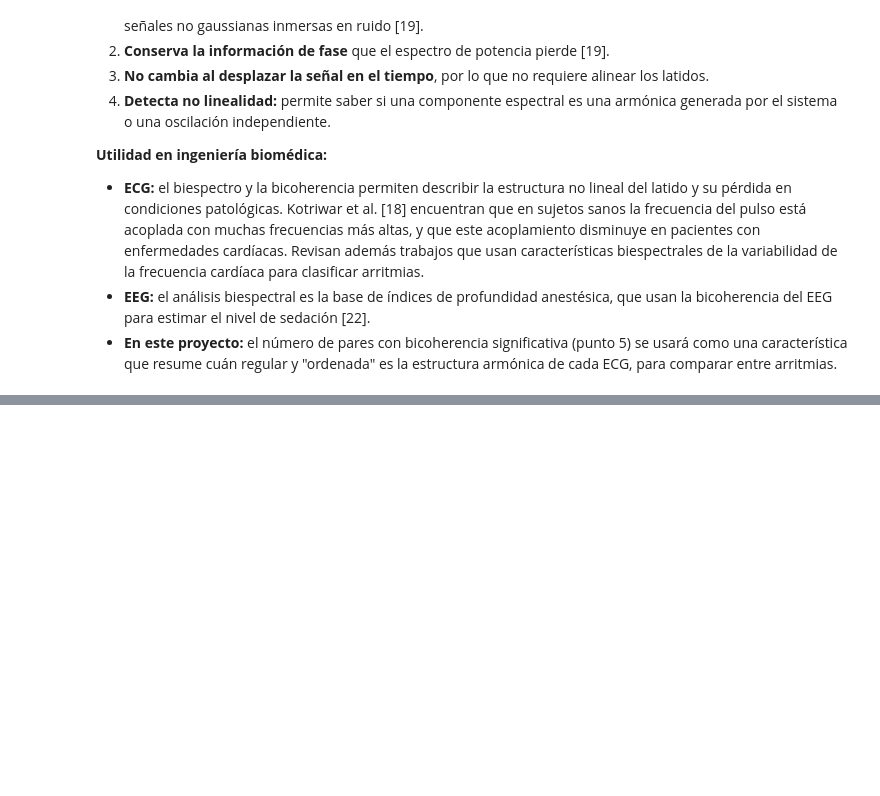
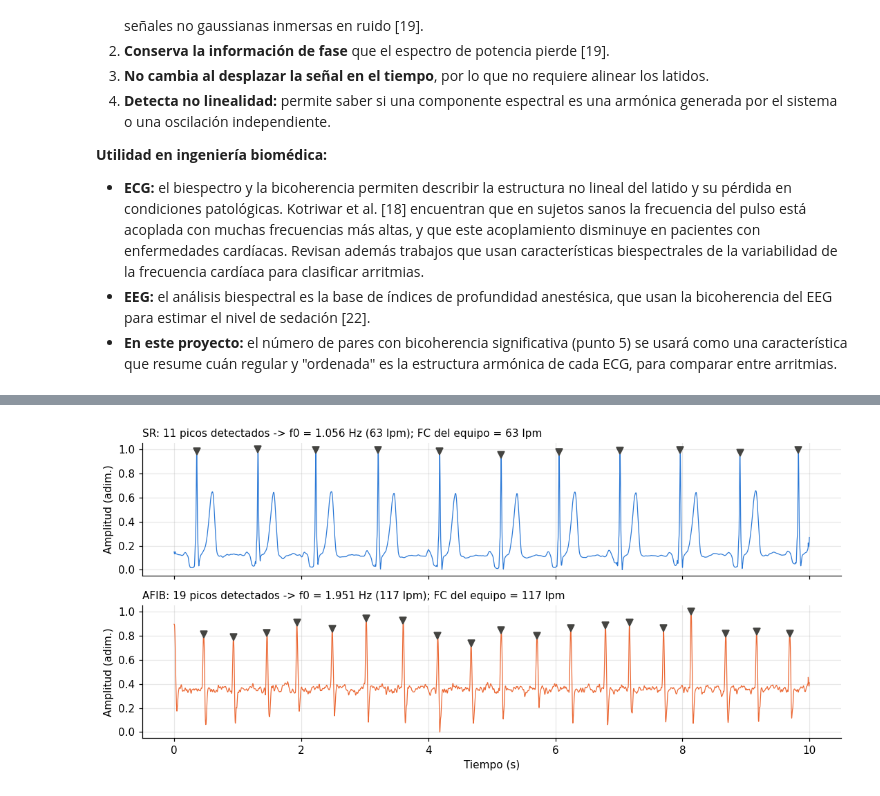
Before and after one commit to Valengaob/Biosenales20262, a Jupyter notebook: Proyecto/Proyecto1_ECG_Arritmias.ipynb, the cells around one changed output, grey strips where cells are left out. Saved outputs shown, nothing was run; the diff lists cells and outputs as text; code cells hidden in the pictures; blank space fills up the shorter version.

```diff
--- a/Proyecto/Proyecto1_ECG_Arritmias.ipynb
+++ b/Proyecto/Proyecto1_ECG_Arritmias.ipynb
@@ -1353,0 +1571,17 @@ y su versión normalizada, la **bicoherencia**, toma valores entre 0 y 1 e indic
+# %%
+t = np.arange(len(senales["SR"])) / FS
+fig, axes = plt.subplots(2, 1, figsize=(10, 4.8), sharex=True)
+for ax, (ritmo, x), color in zip(axes, senales.items(), ["#2a78d6", "#eb6834"]):
+    s = preprocesar(x)
+    picos = detectar_picos_r(s)
+    f0 = estimar_f0(s)
+    ax.plot(t, s, color=color, lw=0.8)
+    ax.plot(t[picos], s[picos], "v", color="#444441", markersize=6)
+    ax.set_title(f"{ritmo}: {len(picos)} picos detectados -> f0 = {f0:.3f} Hz ({60 * f0:.0f} lpm); "
+                 f"FC del equipo = {fc_ref[EJEMPLOS[ritmo]]} lpm", fontsize=10, loc="left")
+    ax.set_ylabel("Amplitud (adim.)")
+    ax.spines[["top", "right"]].set_visible(False); ax.grid(alpha=0.3)
+axes[-1].set_xlabel("Tiempo (s)")
+plt.tight_layout(); plt.show()
+# %% [output]
+[figure, added]
```
Also changed, not shown: parts of 62 cells of this notebook, 1 other file.
